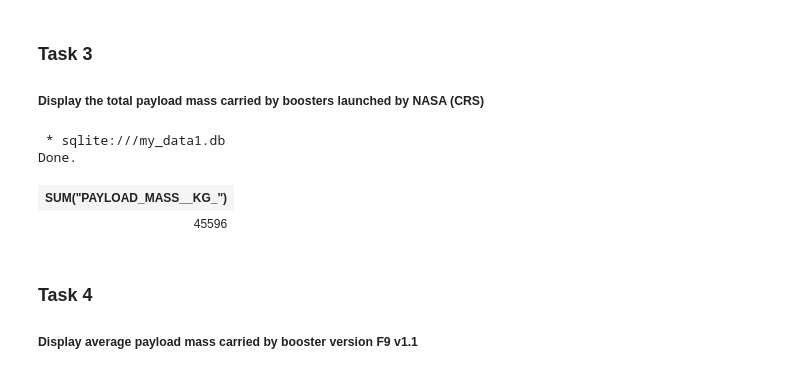
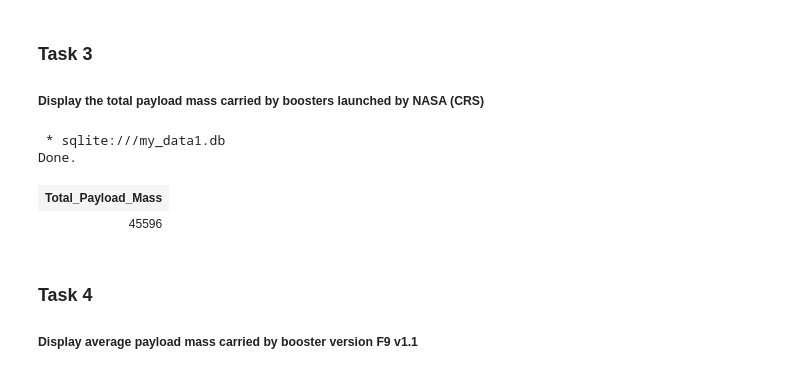
Before and after one commit to MJ-Hussain/SpaceX-data-Project, a Jupyter notebook: jupyter-labs-eda-sql-coursera_sqllite.ipynb, the cells around one changed output. Saved outputs shown, nothing was run; the diff lists cells and outputs as text; code cells hidden in the pictures.

```diff
--- a/jupyter-labs-eda-sql-coursera_sqllite.ipynb
+++ b/jupyter-labs-eda-sql-coursera_sqllite.ipynb
@@ -164,11 +164,11 @@ Done.
 ##### Display the total payload mass carried by boosters launched by NASA (CRS)
 # %%
 %%sql
-SELECT SUM("PAYLOAD_MASS__KG_") FROM SPACEXTBL WHERE "Customer"=="NASA (CRS)"
+SELECT SUM("PAYLOAD_MASS__KG_") as "Total_Payload_Mass" FROM SPACEXTBL WHERE "Customer"=="NASA (CRS)"
 # %% [output]
  * sqlite:///my_data1.db
 Done.
-| SUM("PAYLOAD_MASS__KG_") |
+| Total_Payload_Mass |
 | 45596 |
 # %% [markdown]
 ### Task 4
```
Also changed, not shown: parts of 4 cells of this notebook, 2 other files.
